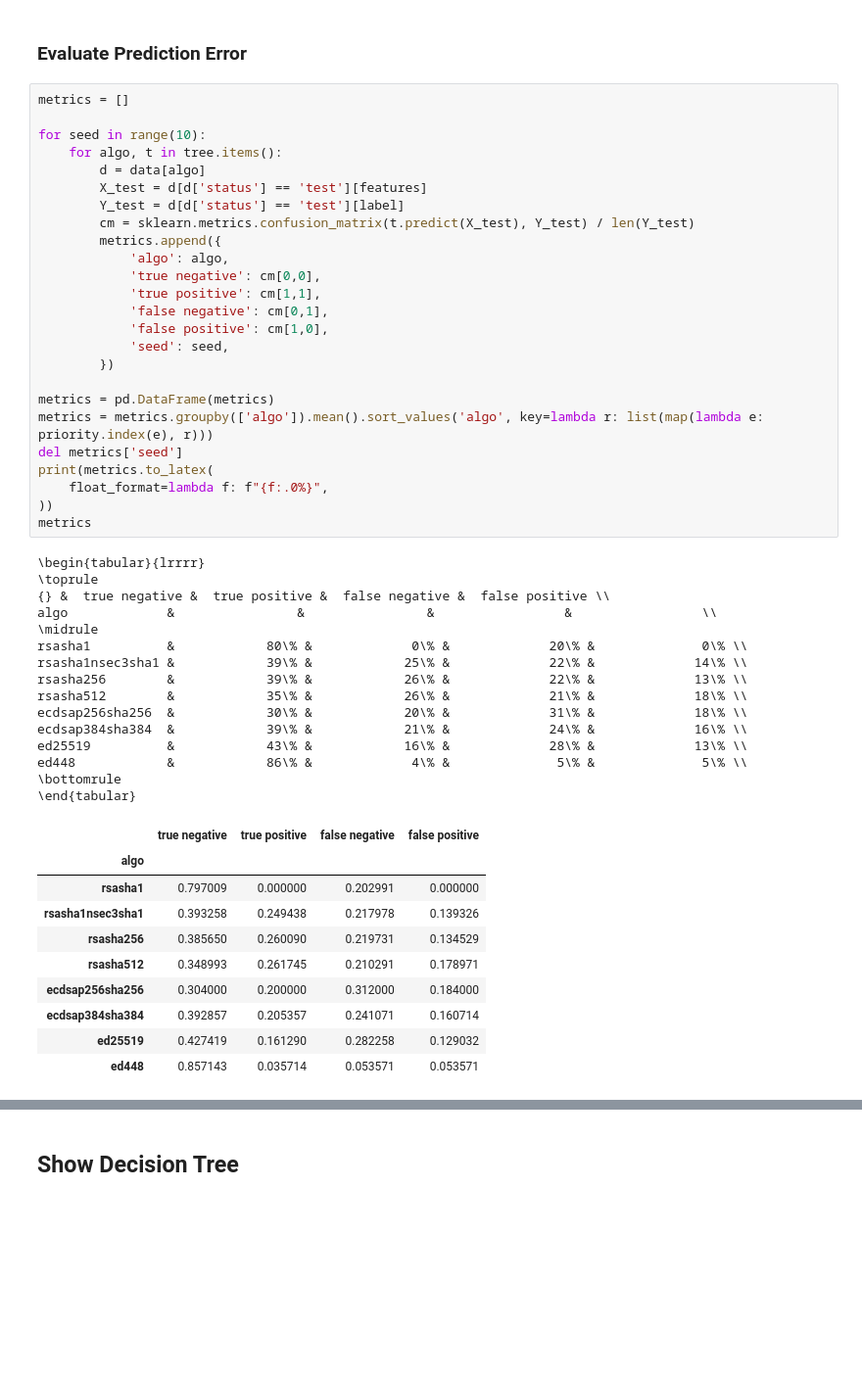
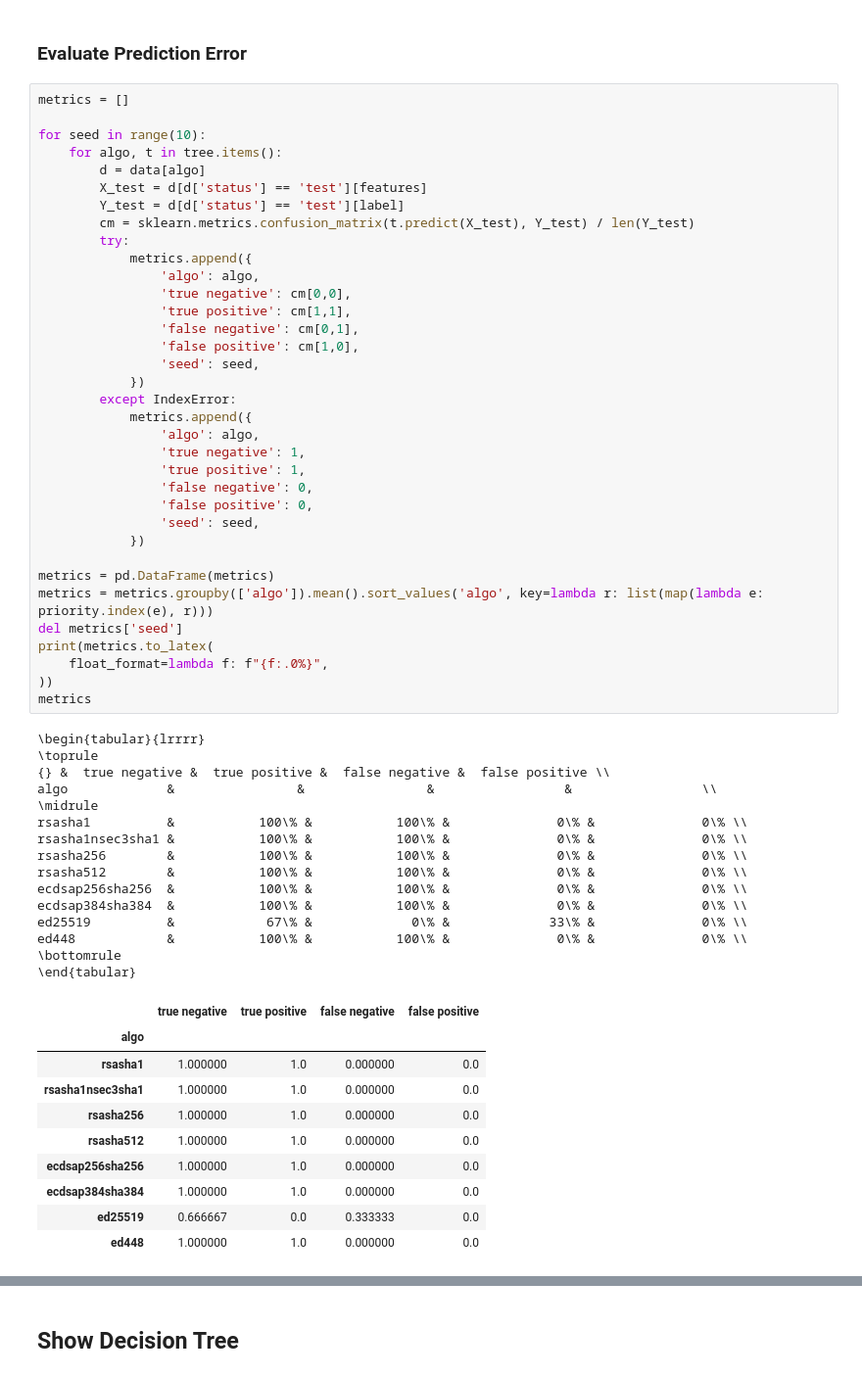
Before and after one commit to nils-wisiol/dns-downgrade-attack, a Jupyter notebook: analysis/Predicting Resolver Response Code Based on Query Headers and Zone Information.ipynb, the cells around one changed output, grey strips where cells are left out. Shown at 98% size. Cells and saved outputs as stored; diff of their text form; blank space fills up the shorter version.

```diff
--- a/analysis/Predicting Resolver Response Code Based on Query Headers and Zone Information.ipynb
+++ b/analysis/Predicting Resolver Response Code Based on Query Headers and Zone Information.ipynb
@@ -151,54 +145,64 @@ for algo, d in data.items():
 # %%
 metrics = []
 
 for seed in range(10):
     for algo, t in tree.items():
         d = data[algo]
         X_test = d[d['status'] == 'test'][features]
         Y_test = d[d['status'] == 'test'][label]
         cm = sklearn.metrics.confusion_matrix(t.predict(X_test), Y_test) / len(Y_test)
-        metrics.append({
-            'algo': algo,
-            'true negative': cm[0,0],
-            'true positive': cm[1,1],
-            'false negative': cm[0,1],
-            'false positive': cm[1,0],
-            'seed': seed,
-        })
+        try:
+            metrics.append({
+                'algo': algo,
+                'true negative': cm[0,0],
+                'true positive': cm[1,1],
+                'false negative': cm[0,1],
+                'false positive': cm[1,0],
+                'seed': seed,
+            })
+        except IndexError:
+            metrics.append({
+                'algo': algo,
+                'true negative': 1,
+                'true positive': 1,
+                'false negative': 0,
+                'false positive': 0,
+                'seed': seed,
+            })
 
 metrics = pd.DataFrame(metrics)
 metrics = metrics.groupby(['algo']).mean().sort_values('algo', key=lambda r: list(map(lambda e: priority.index(e), r)))
 del metrics['seed']
 print(metrics.to_latex(
     float_format=lambda f: f"{f:.0%}",
 ))
 metrics
 # %% [output]
 \begin{tabular}{lrrrr}
 \toprule
 {} &  true negative &  true positive &  false negative &  false positive \\
 algo             &                &                &                 &                 \\
 \midrule
-rsasha1          &            80\% &             0\% &             20\% &              0\% \\
-rsasha1nsec3sha1 &            39\% &            25\% &             22\% &             14\% \\
-rsasha256        &            39\% &            26\% &             22\% &             13\% \\
-rsasha512        &            35\% &            26\% &             21\% &             18\% \\
-ecdsap256sha256  &            30\% &            20\% &             31\% &             18\% \\
-ecdsap384sha384  &            39\% &            21\% &             24\% &             16\% \\
-ed25519          &            43\% &            16\% &             28\% &             13\% \\
-ed448            &            86\% &             4\% &              5\% &              5\% \\
+rsasha1          &           100\% &           100\% &              0\% &              0\% \\
+rsasha1nsec3sha1 &           100\% &           100\% &              0\% &              0\% \\
+rsasha256        &           100\% &           100\% &              0\% &              0\% \\
+rsasha512        &           100\% &           100\% &              0\% &              0\% \\
+ecdsap256sha256  &           100\% &           100\% &              0\% &              0\% \\
+ecdsap384sha384  &           100\% &           100\% &              0\% &              0\% \\
+ed25519          &            67\% &             0\% &             33\% &              0\% \\
+ed448            &           100\% &           100\% &              0\% &              0\% \\
 \bottomrule
 \end{tabular}
 |  | true negative | true positive | false negative | false positive |
 | algo |  |  |  |  |
-| rsasha1 | 0.797009 | 0.000000 | 0.202991 | 0.000000 |
-| rsasha1nsec3sha1 | 0.393258 | 0.249438 | 0.217978 | 0.139326 |
-| rsasha256 | 0.385650 | 0.260090 | 0.219731 | 0.134529 |
-| rsasha512 | 0.348993 | 0.261745 | 0.210291 | 0.178971 |
-| ecdsap256sha256 | 0.304000 | 0.200000 | 0.312000 | 0.184000 |
-| ecdsap384sha384 | 0.392857 | 0.205357 | 0.241071 | 0.160714 |
-| ed25519 | 0.427419 | 0.161290 | 0.282258 | 0.129032 |
-| ed448 | 0.857143 | 0.035714 | 0.053571 | 0.053571 |
+| rsasha1 | 1.000000 | 1.0 | 0.000000 | 0.0 |
+| rsasha1nsec3sha1 | 1.000000 | 1.0 | 0.000000 | 0.0 |
+| rsasha256 | 1.000000 | 1.0 | 0.000000 | 0.0 |
+| rsasha512 | 1.000000 | 1.0 | 0.000000 | 0.0 |
+| ecdsap256sha256 | 1.000000 | 1.0 | 0.000000 | 0.0 |
+| ecdsap384sha384 | 1.000000 | 1.0 | 0.000000 | 0.0 |
+| ed25519 | 0.666667 | 0.0 | 0.333333 | 0.0 |
+| ed448 | 1.000000 | 1.0 | 0.000000 | 0.0 |
 # %%
 correct = {}
 
```
Also changed, not shown: parts of 19 cells of this notebook, 1 other file.
